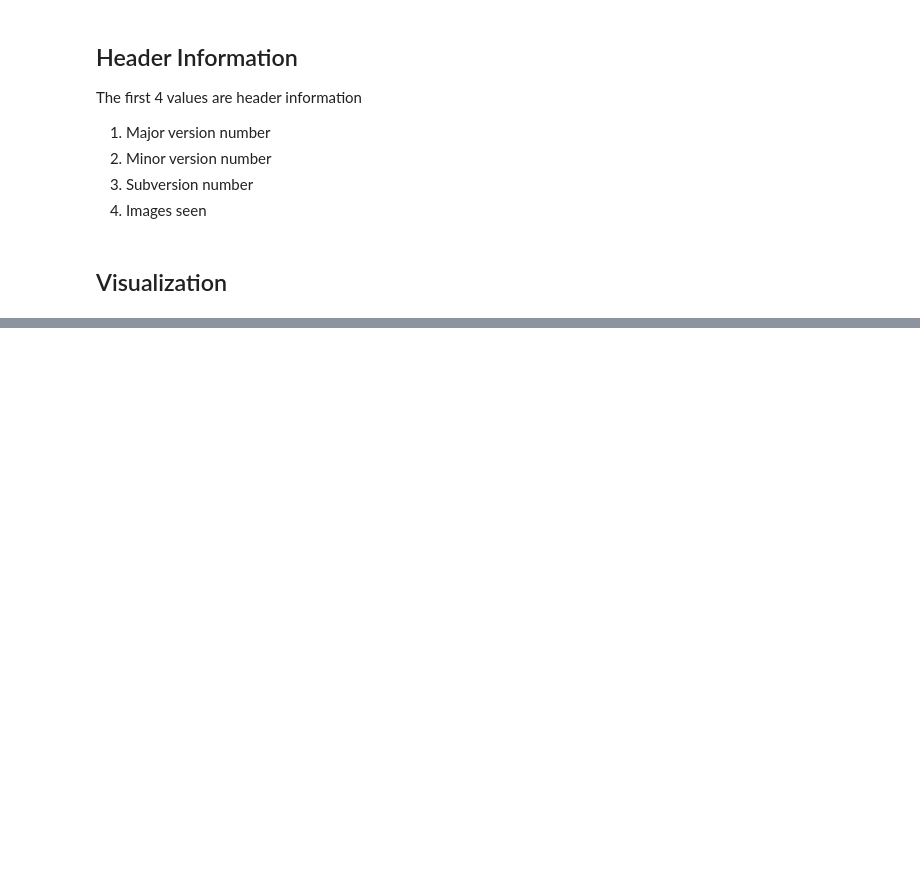
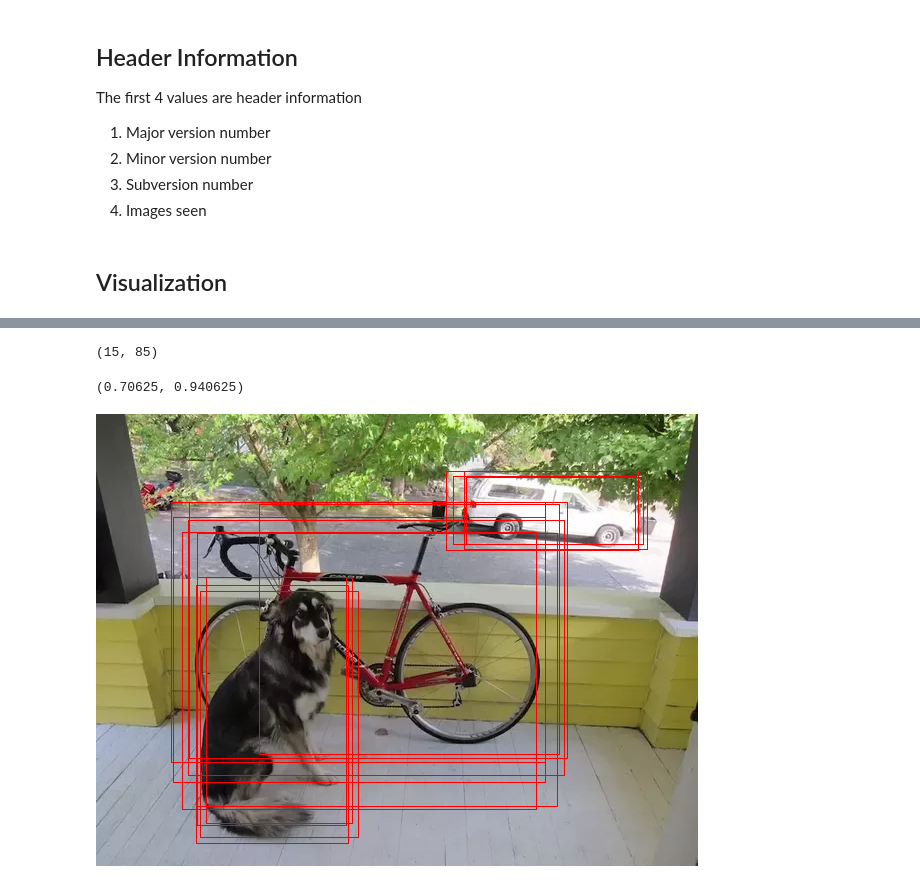
Before and after one commit to barbecacov/yolov3.pytorch-1, a Jupyter notebook: src/Playground.ipynb, the cells around one changed output, grey strips where cells are left out. Cells and saved outputs as stored; diff of their text form; code cells hidden in the pictures; blank space fills up the shorter version.

```diff
--- a/src/Playground.ipynb
+++ b/src/Playground.ipynb
@@ -223,0 +207,6 @@ plt.imshow(img)
+# %%
+detection = detection[detection[:, 4] > 0.5, :]
+detection[..., :4] = transform_coord(torch.Tensor(detection[..., :4]))
+detection.shape
+# %% [output]
+(15, 85)
@@ -223,0 +215,8 @@ plt.imshow(img)
+# %%
+img = Image.open("../assets/test_imgs/test.png")
+w, h = img.size
+h_ratio = h / 640
+w_ratio = w / 640
+h_ratio, w_ratio
+# %% [output]
+(0.70625, 0.940625)
@@ -224,2 +229,4 @@ plt.imshow(img)
 # %%
-img.shape
+img
+# %% [output]
+[figure, added]
```
Also changed, not shown: parts of 26 cells of this notebook.
